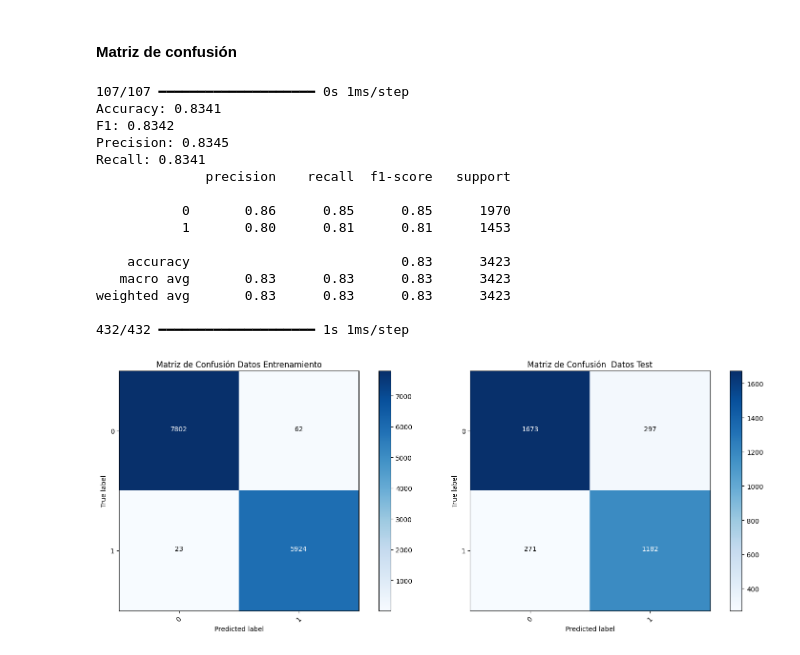
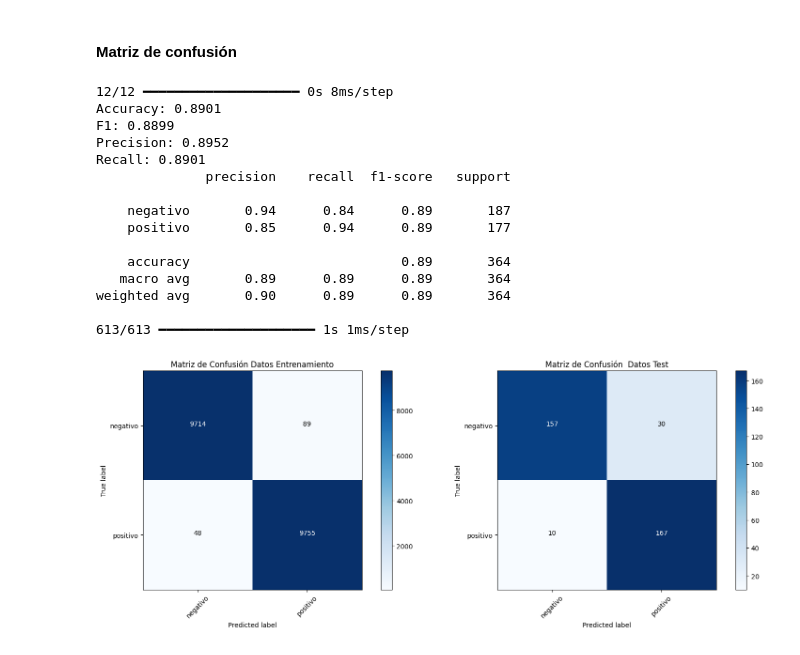
Before and after one commit to LuisGil11/Proyecto2-IA, a Jupyter notebook: Proyecto_2.ipynb, the cells around one changed output. Drawn from its saved outputs; the diff is of its cells as text; code cells hidden in the pictures.

```diff
--- a/Proyecto_2.ipynb
+++ b/Proyecto_2.ipynb
@@ -77,13 +83,5 @@ def normalize(comentarios, min_word=5):
             comentarios_list.append([' '.join(comment), comentario[1]])
     return comentarios_list
 
-X_train_norm = normalize(trainning_comentarios)
+all_X_train_norm = normalize(trainning_comentarios)
 X_test_norm = normalize(validation_comentarios)
-
-X_train = [doc[0] for doc in X_train_norm]
-y_train = np.array([doc[1] for doc in X_train_norm])
-X_test = [doc[0] for doc in X_test_norm]
-y_test = np.array([doc[1] for doc in X_test_norm])
-
-print('comentarios de entrenamiento: {}'.format(len(X_train)))
-print('comentarios de Test: {}'.format(len(X_test)))
@@ -92,0 +88,20 @@ comentarios de Test: 3423
+# %%
+import random
+
+positive = [doc for doc in all_X_train_norm if doc[1] == 'positivo']
+negative = [doc for doc in all_X_train_norm if doc[1] == 'negativo']
+
+print('Comentarios positivos: {}'.format(len(positive)))
+print('Comentarios negativos: {}'.format(len(negative[:-(len(negative) - len(positive))])))
+
+X_train_norm = negative[:-(len(negative) - len(positive))] + positive
+
+X_train_norm = random.sample(X_train_norm, len(X_train_norm))
+
+X_train = [doc[0] for doc in X_train_norm]
+y_train = np.array([doc[1] for doc in X_train_norm])
+X_test = [doc[0] for doc in X_test_norm]
+y_test = np.array([doc[1] for doc in X_test_norm])
+
+print('comentarios de entrenamiento: {}'.format(len(X_train)))
+print('comentarios de Test: {}'.format(len(X_test)))
@@ -292,7 +312,7 @@ print('F1: {f1:0.4f}'.format(f1=f1_score(y_true=y_true, y_pred=y_pred, average='
 print('Precision: {pre:0.4f}'.format(pre=precision_score(y_true=y_true, y_pred=y_pred, average='weighted')))
 print('Recall: {rec:0.4f}'.format(rec=recall_score(y_true=y_true, y_pred=y_pred, average='weighted')))
 print(classification_report(y_true=y_true, y_pred=y_pred))
-labels = [0, 1]
+labels = ['negativo', 'positivo']
 confusion_matrix_test = confusion_matrix(y_true=y_true,
                                          y_pred=y_pred,
                                          labels=labels)
@@ -311,44 +331,44 @@ def plot_confusion_matrix(cm, classes, title, cmap=plt.cm.Blues):
     """
     plt.imshow(cm, interpolation='nearest', cmap=cmap)
     plt.title(title)
     plt.colorbar()
     tick_marks = np.arange(len(classes))
     plt.xticks(tick_marks, classes, rotation=45)
     plt.yticks(tick_marks, classes)
 
     thresh = cm.max() / 2.
     for i, j in itertools.product(range(cm.shape[0]), range(cm.shape[1])):
         plt.text(j, i, format(cm[i, j], 'd'), horizontalalignment="center",
                  color="white" if cm[i, j] > thresh else "black")
 
     plt.tight_layout()
     plt.ylabel('True label')
     plt.xlabel('Predicted label')
 
 
 # Pintamos las matrices de confusión
 plt.figure(figsize=(16, 6))
 plt.subplot(1, 2, 1)
 plot_confusion_matrix(confusion_matrix_train, classes=labels, title='Matriz de Confusión Datos Entrenamiento')
 plt.subplot(1, 2, 2)
 plot_confusion_matrix(confusion_matrix_test, classes=labels, title='Matriz de Confusión  Datos Test')
 plt.show()
 # %% [output]
-107/107 ━━━━━━━━━━━━━━━━━━━━ 0s 1ms/step
-Accuracy: 0.8341
-F1: 0.8342
-Precision: 0.8345
-Recall: 0.8341
+12/12 ━━━━━━━━━━━━━━━━━━━━ 0s 8ms/step
+Accuracy: 0.8901
+F1: 0.8899
+Precision: 0.8952
+Recall: 0.8901
               precision    recall  f1-score   support
 
-           0       0.86      0.85      0.85      1970
-           1       0.80      0.81      0.81      1453
+    negativo       0.94      0.84      0.89       187
+    positivo       0.85      0.94      0.89       177
 
-    accuracy                           0.83      3423
-   macro avg       0.83      0.83      0.83      3423
-weighted avg       0.83      0.83      0.83      3423
+    accuracy                           0.89       364
+   macro avg       0.89      0.89      0.89       364
+weighted avg       0.90      0.89      0.89       364
 
-432/432 ━━━━━━━━━━━━━━━━━━━━ 1s 1ms/step
+613/613 ━━━━━━━━━━━━━━━━━━━━ 1s 1ms/step
-[figure, old version]
+[figure, new version]
 # %%
 model.save('model.h5')
```
Also changed, not shown: parts of 10 cells of this notebook, 3 other files.
